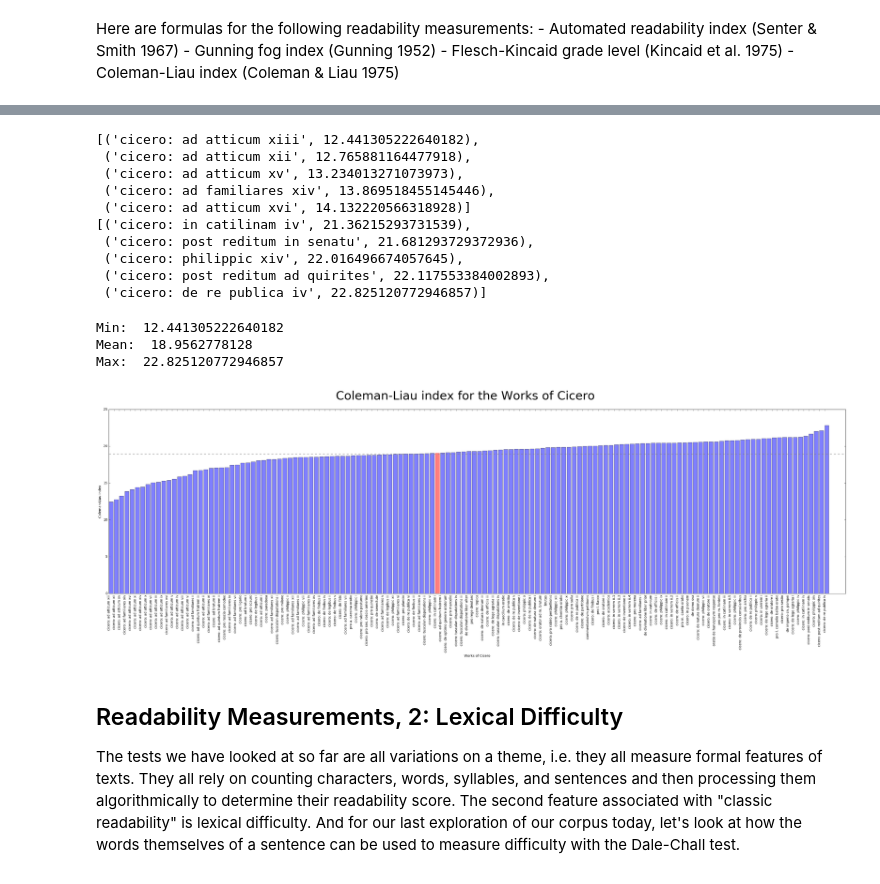
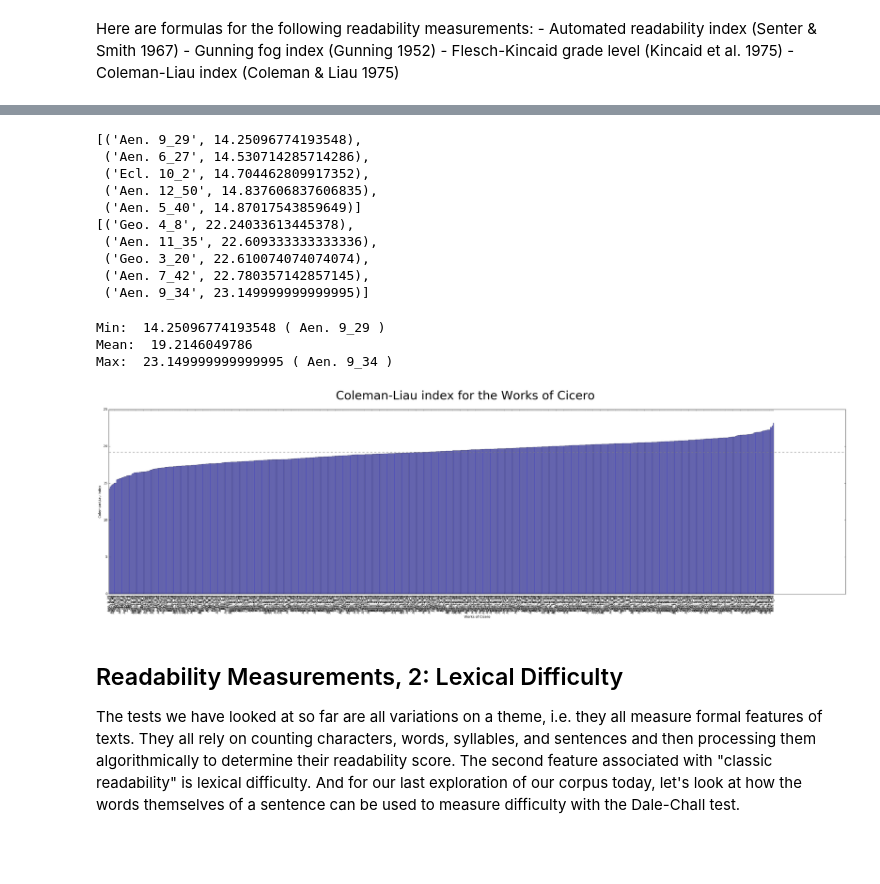
Before and after one commit to diyclassics/readability, a Jupyter notebook: Vergil Readability.ipynb, the cells around one changed output, grey strips where cells are left out. Saved outputs shown, nothing was run; the diff lists cells and outputs as text; code cells hidden in the pictures; blank space fills up the shorter version.

```diff
--- a/Vergil Readability.ipynb
+++ b/Vergil Readability.ipynb
@@ -559,10 +517,8 @@ def coleman_liau(text):
 # %%
 aris = []
 
-for i, text in enumerate(vergil_texts):
-    #text = "\n".join(paras)
-    aris.append((vergil_titles[i],ari(text)))
-
+for segment in segments:
+    aris.append((segment[0], ari(segment[1])))
 
 aris.sort(key=lambda x: x[1])
 pprint(aris[:5])
@@ -614,9 +571,8 @@ Max:  31.029355209322325
 # %%
 gfs = []
 
-for i, paras in enumerate(cicero_paras):
-    text = "\n".join(paras)
-    gfs.append((cicero_titles[i],gunningfog(text)))
+for segment in segments:
+    gfs.append((segment[0], gunningfog(segment[1])))
 
 
 gfs.sort(key=lambda x: x[1])
@@ -669,9 +625,8 @@ Max:  26.611089173241858
 # %%
 fks = []
 
-for i, paras in enumerate(cicero_paras):
-    text = "\n".join(paras)
-    fks.append((cicero_titles[i],fleschkincaid(text)))
+for segment in segments:
+    fks.append((segment[0], fleschkincaid(segment[1])))
 
 
 fks.sort(key=lambda x: x[1])
@@ -724,58 +679,57 @@ Max:  31.296026477510555
 # %%
 cls = []
 
-for i, paras in enumerate(cicero_paras):
-    text = "\n".join(paras)
-    cls.append((cicero_titles[i],coleman_liau(text)))
+for segment in segments:
+    cls.append((segment[0], coleman_liau(segment[1])))
 
 
 cls.sort(key=lambda x: x[1])
 pprint(cls[:5])
 pprint(cls[-5:])
 # %% [output]
-[('cicero: ad atticum xiii', 12.441305222640182),
- ('cicero: ad atticum xii', 12.765881164477918),
- ('cicero: ad atticum xv', 13.234013271073973),
- ('cicero: ad familiares xiv', 13.869518455145446),
- ('cicero: ad atticum xvi', 14.132220566318928)]
-[('cicero: in catilinam iv', 21.36215293731539),
- ('cicero: post reditum in senatu', 21.681293729372936),
- ('cicero: philippic xiv', 22.016496674057645),
- ('cicero: post reditum ad quirites', 22.117553384002893),
- ('cicero: de re publica iv', 22.825120772946857)]
+[('Aen. 9_29', 14.25096774193548),
+ ('Aen. 6_27', 14.530714285714286),
+ ('Ecl. 10_2', 14.704462809917352),
+ ('Aen. 12_50', 14.837606837606835),
+ ('Aen. 5_40', 14.87017543859649)]
+[('Geo. 4_8', 22.24033613445378),
+ ('Aen. 11_35', 22.609333333333336),
+ ('Geo. 3_20', 22.610074074074074),
+ ('Aen. 7_42', 22.780357142857145),
+ ('Aen. 9_34', 23.149999999999995)]
 # %%
 test = "Coleman-Liau index"
 
 objects = [item[0] for item in cls]
 scores = [item[1] for item in cls]
 min_score = min(scores)
 mean_score = np.mean(scores)
 max_score = max(scores)
 
 print('Min: ', min_score, '(', objects[scores.index(min_score)], ')')
 print('Mean: ', mean_score)
 print('Max: ', max_score, '(', objects[scores.index(max_score)], ')')
 
 y_pos = np.arange(len(objects))
 plt.figure(figsize=(40,10))
 barlist = plt.bar(y_pos, scores, alpha=.5)
-barlist[objects.index('cicero: in catilinam i')].set_color('r')
+#barlist[objects.index('cicero: in catilinam i')].set_color('r')
 
 plt.xticks(y_pos, objects)
 plt.axhline(y=mean_score,color='gray',ls='dashed')
 plt.suptitle('%s for the Works of Cicero' % test, fontsize=36)
 plt.xlabel('Works of Cicero')
 plt.ylabel(test)
 
 locs, labels = plt.xticks()
 plt.setp(labels, rotation=90)
 
 plt.show()
 # %% [output]
-Min:  12.441305222640182
-Mean:  18.9562778128
-Max:  22.825120772946857
+Min:  14.25096774193548 ( Aen. 9_29 )
+Mean:  19.2146049786
+Max:  23.149999999999995 ( Aen. 9_34 )
-[figure, old version]
+[figure, new version]
 # %% [markdown]
 ## Readability Measurements, 2: Lexical Difficulty
 
```
Also changed, not shown: parts of 28 cells of this notebook.
